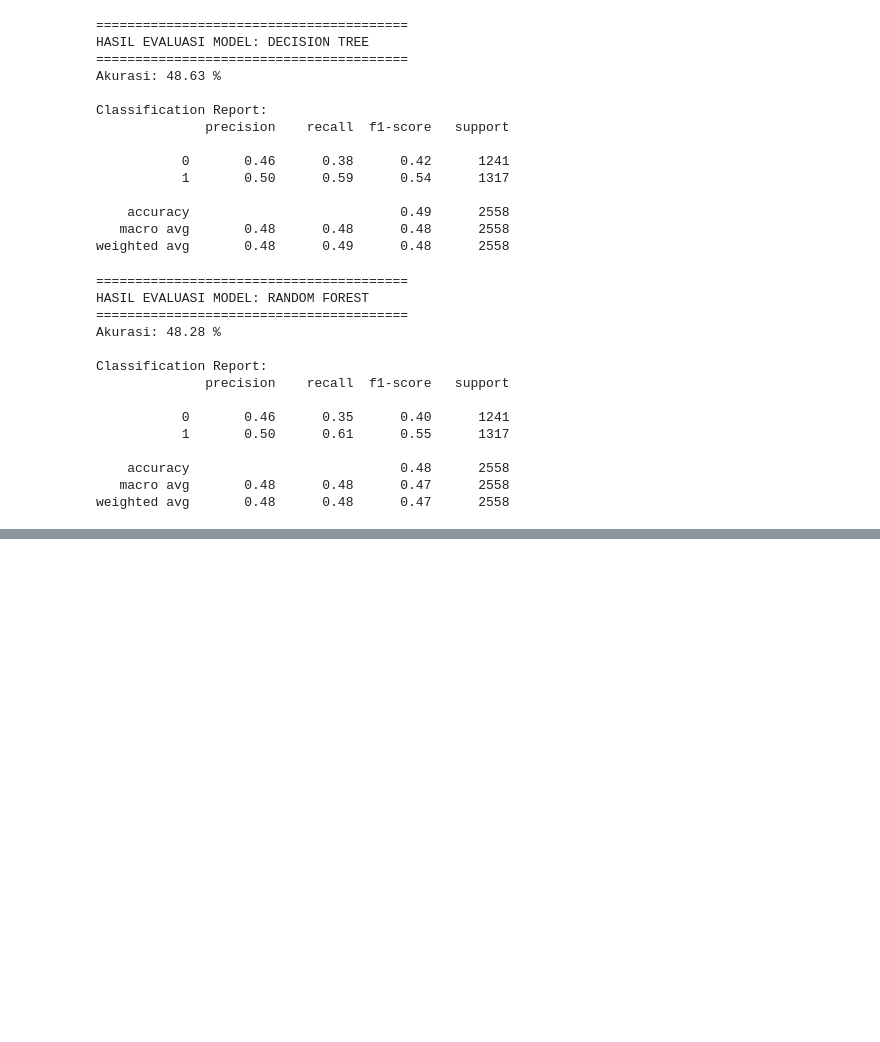
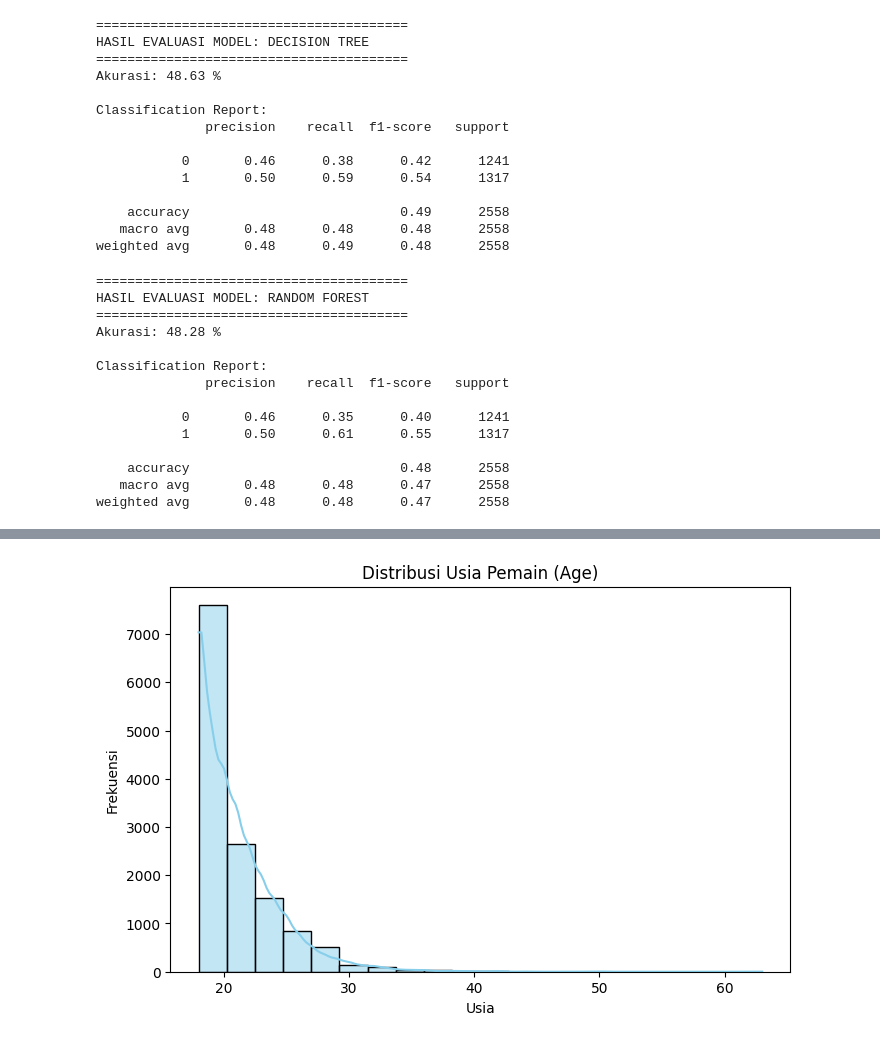
Before and after one commit to ZakieAries/Tugas-Machine-Learning, a Jupyter notebook: analisis dampak game.ipynb, the cells around one changed output, grey strips where cells are left out. Drawn from its saved outputs; the diff is of its cells as text; code cells hidden in the pictures; blank space fills up the shorter version.

```diff
--- a/analisis dampak game.ipynb
+++ b/analisis dampak game.ipynb
@@ -129,0 +196,13 @@ weighted avg       0.48      0.48      0.47      2558
+# %%
+plt.figure(figsize=(8, 5))
+
+# Membuat histogram dengan kurva KDE (kernel density estimate)
+sns.histplot(df['Age'].dropna(), bins=20, kde=True, color='skyblue')
+
+plt.title('Distribusi Usia Pemain (Age)')
+plt.xlabel('Usia')
+plt.ylabel('Frekuensi')
+
+plt.show()
+# %% [output]
+[figure, added]
```
Also changed, not shown: parts of 15 cells of this notebook.
